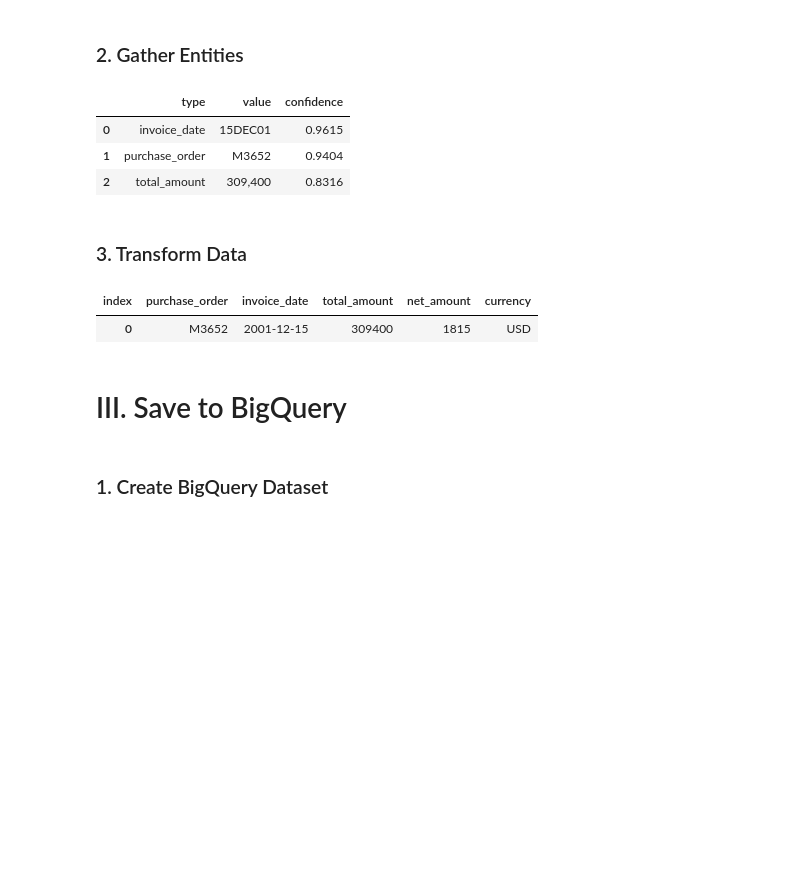
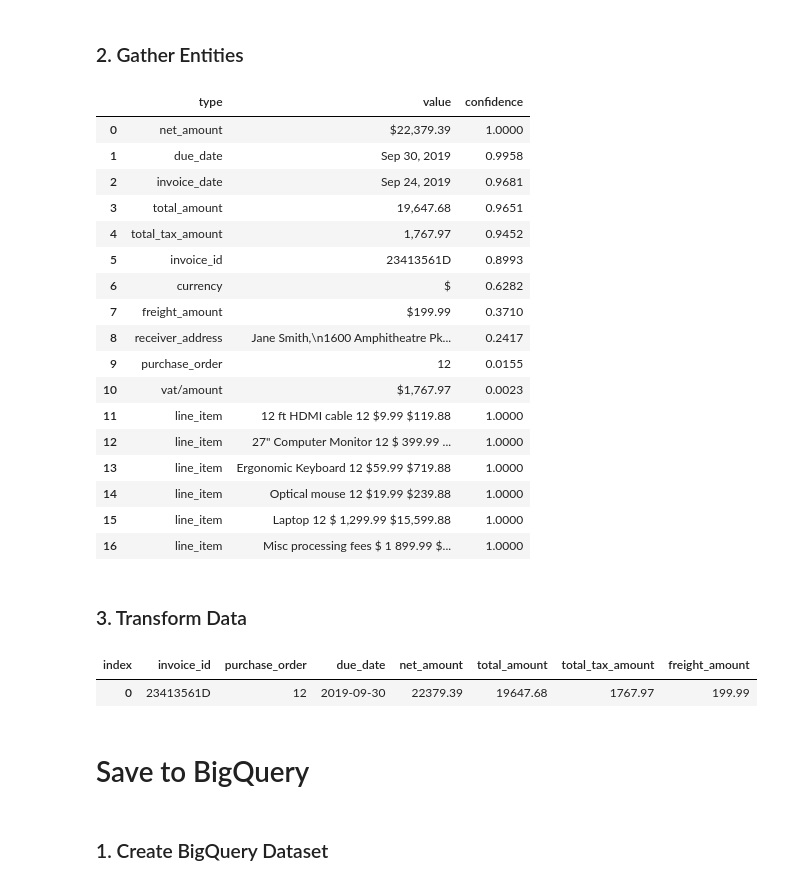
Before and after one commit to will-hill/gcp_notes, a Jupyter notebook: Invoice_to_BigQuery.ipynb, the cells around one changed output. Drawn from its saved outputs; the diff is of its cells as text; code cells hidden in the pictures; blank space fills up the shorter version.

Commit message:
same - improved version with 2 invoices

```diff
--- a/Invoice_to_BigQuery.ipynb
+++ b/Invoice_to_BigQuery.ipynb
@@ -23,0 +27,5 @@ Image(filename=INVOICE_PDF, resolution=70)
+# %%
+!mkdir -p invoice_samples
+!gsutil cp gs://cloud-samples-data/documentai/*invoice* ./invoice_samples/
+INVOICE_PDF = './invoice_samples/fake_invoice.pdf'
+INVOICE_PNG = './invoice_samples/fake_invoice.png'
@@ -26,31 +45,38 @@ Image(filename=INVOICE_PDF, resolution=70)
 # %% [markdown]
 ### 1. Call Document AI
 # %%
-from google.cloud import documentai_v1beta3 as documentai
-
-PROJECT_ID = 'doc-ai-ce'
-PROCESSOR_ID = 'e38c82311d145f3b'
-LOCATION = 'us'
-name = f"projects/{PROJECT_ID}/locations/{LOCATION}/processors/{PROCESSOR_ID}"
+processor_name = f"projects/{PROJECT_ID}/locations/{LOCATION}/processors/{PROCESSOR_ID}"
 
 with open(INVOICE_PDF, "rb") as image:
     document = {"content": image.read(), "mime_type": "application/pdf"}
-    request = {"name": name, "document": document}
+    request = {"name": processor_name, "document": document}
 
 results = documentai.DocumentProcessorServiceClient().process_document(request=request)
 # %% [markdown]
 ### 2. Gather Entities
 # %%
-import pandas as pd
-
 results_frame = [[entity.type_, entity.mention_text, round(entity.confidence, 4)] for entity in results.document.entities]
 df = pd.DataFrame(results_frame, columns=['type', 'value','confidence'])
-df.head(3)
+df
 # %% [output]
 |  | type | value | confidence |
-| 0 | invoice_date | 15DEC01 | 0.9615 |
-| 1 | purchase_order | M3652 | 0.9404 |
-| 2 | total_amount | 309,400 | 0.8316 |
+| 0 | net_amount | $22,379.39 | 1.0000 |
+| 1 | due_date | Sep 30, 2019 | 0.9958 |
+| 2 | invoice_date | Sep 24, 2019 | 0.9681 |
+| 3 | total_amount | 19,647.68 | 0.9651 |
+| 4 | total_tax_amount | 1,767.97 | 0.9452 |
+| 5 | invoice_id | 23413561D | 0.8993 |
+| 6 | currency | $ | 0.6282 |
+| 7 | freight_amount | $199.99 | 0.3710 |
+| 8 | receiver_address | Jane Smith,\n1600 Amphitheatre Pk... | 0.2417 |
+| 9 | purchase_order | 12 | 0.0155 |
+| 10 | vat/amount | $1,767.97 | 0.0023 |
+| 11 | line_item | 12 ft HDMI cable 12 $9.99 $119.88 | 1.0000 |
+| 12 | line_item | 27" Computer Monitor 12 $ 399.99 ... | 1.0000 |
+| 13 | line_item | Ergonomic Keyboard 12 $59.99 $719.88 | 1.0000 |
+| 14 | line_item | Optical mouse 12 $19.99 $239.88 | 1.0000 |
+| 15 | line_item | Laptop 12 $ 1,299.99 $15,599.88 | 1.0000 |
+| 16 | line_item | Misc processing fees $ 1 899.99 $... | 1.0000 |
 # %% [markdown]
 ### 3. Transform Data
 # %%
@@ -58,18 +84,22 @@ df_t = df.rename(columns={'type':'index'}).drop(columns=['confidence']).T
 df_t.columns = df_t.iloc[0]
 df_t = df_t.drop(df_t.index[0])
 df_t = df_t.reset_index(drop=True)
-df_t = df_t[['purchase_order','invoice_date', 'total_amount','net_amount','currency']]
-df_t['invoice_date'] = pd.to_datetime(df_t['invoice_date'])
 
-for num_col in ['total_amount', 'net_amount']:
-    df_t[num_col] = pd.to_numeric(df_t[num_col].str.replace(',',''))
+df_t = df_t[['invoice_id','purchase_order','due_date'] + [col for col in df_t.columns if '_amount' in col]]
+
+# transform date column
+df_t['due_date'] = pd.to_datetime(df_t['due_date'])
+
+# transform amount columns
+for num_col in [col for col in df_t.columns if '_amount' in col]:
+    df_t[num_col] = pd.to_numeric(df_t[num_col].replace({'\$':'', ',':''}, regex = True))
 
 df_t
 # %% [output]
-| index | purchase_order | invoice_date | total_amount | net_amount | currency |
-| 0 | M3652 | 2001-12-15 | 309400 | 1815 | USD |
+| index | invoice_id | purchase_order | due_date | net_amount | total_amount | total_tax_amount | freight_amount |
+| 0 | 23413561D | 12 | 2019-09-30 | 22379.39 | 19647.68 | 1767.97 | 199.99 |
 # %% [markdown]
-# III. Save to BigQuery
+# Save to BigQuery
 # %% [markdown]
 ### 1. Create BigQuery Dataset
 # %% [markdown]
```
Also changed, not shown: parts of 24 cells of this notebook, 1 other file.
